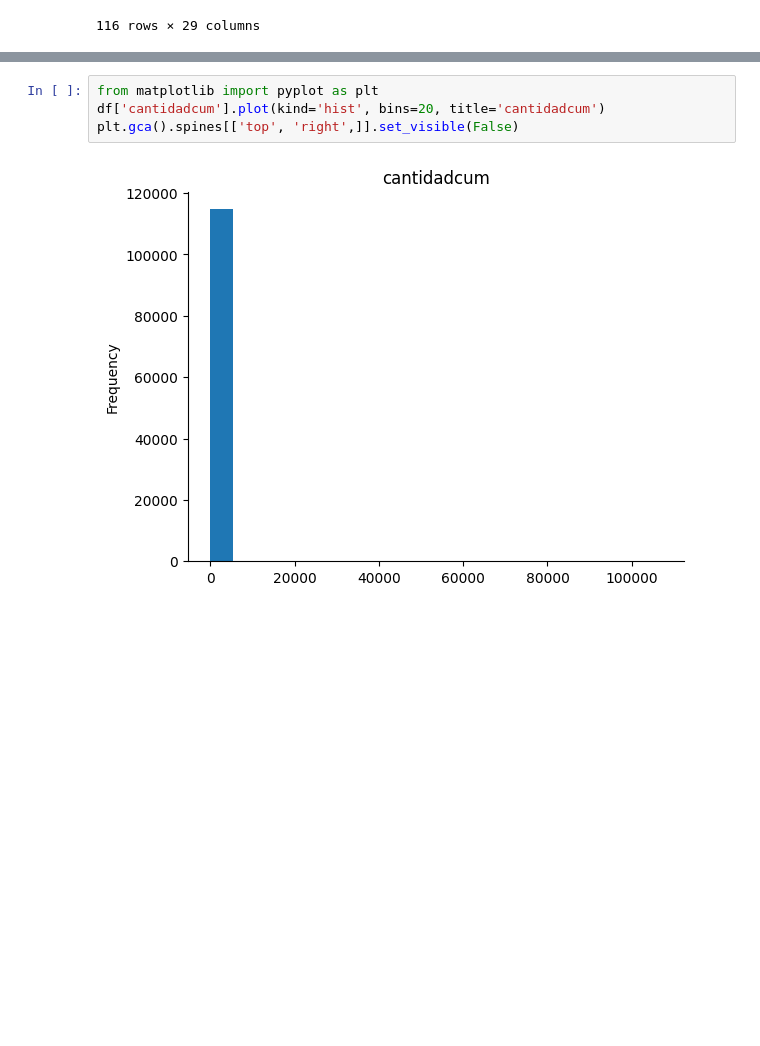
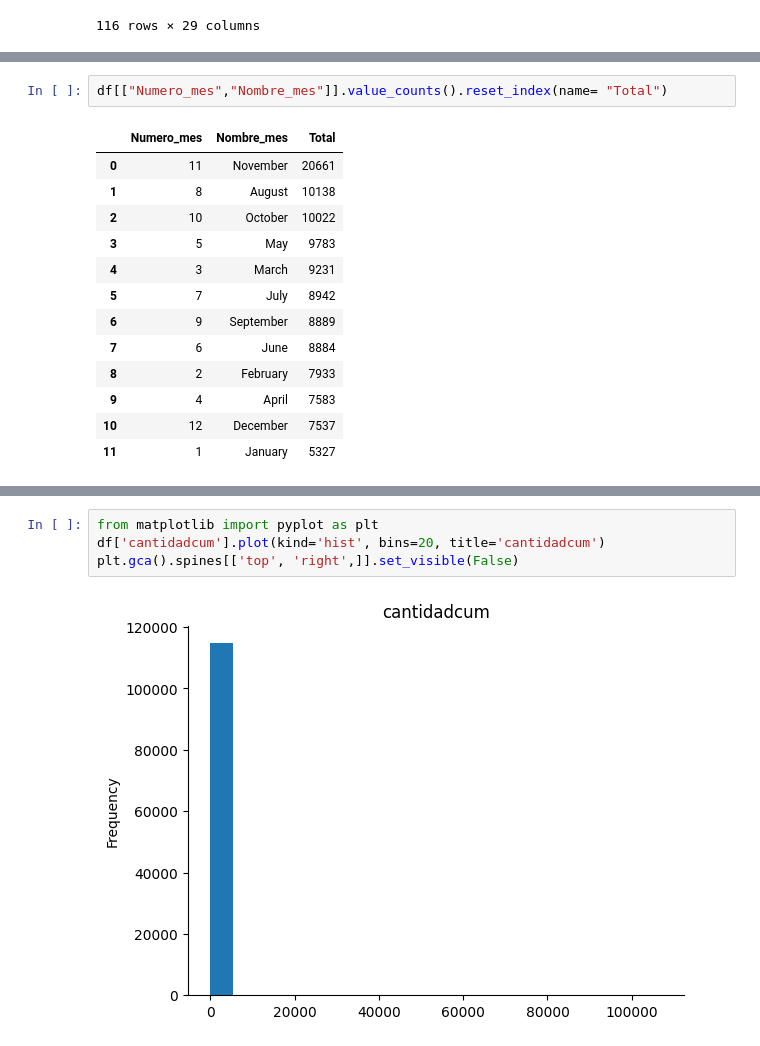
Before and after one commit to GermanAntonioFuentesTapias/proyecto-datos, a Jupyter notebook: ProyectoPython.ipynb, the cells around one changed output, grey strips where cells are left out. Drawn from its saved outputs; the diff is of its cells as text; blank space fills up the shorter version.

```diff
--- a/ProyectoPython.ipynb
+++ b/ProyectoPython.ipynb
@@ -166,0 +286,16 @@ df[df["fechaexpedicion"].isnull()]
+# %%
+df[["Numero_mes","Nombre_mes"]].value_counts().reset_index(name= "Total")
+# %% [output]
+|  | Numero_mes | Nombre_mes | Total |
+| 0 | 11 | November | 20661 |
+| 1 | 8 | August | 10138 |
+| 2 | 10 | October | 10022 |
+| 3 | 5 | May | 9783 |
+| 4 | 3 | March | 9231 |
+| 5 | 7 | July | 8942 |
+| 6 | 9 | September | 8889 |
+| 7 | 6 | June | 8884 |
+| 8 | 2 | February | 7933 |
+| 9 | 4 | April | 7583 |
+| 10 | 12 | December | 7537 |
+| 11 | 1 | January | 5327 |
```
Also changed, not shown: parts of 13 cells of this notebook.
